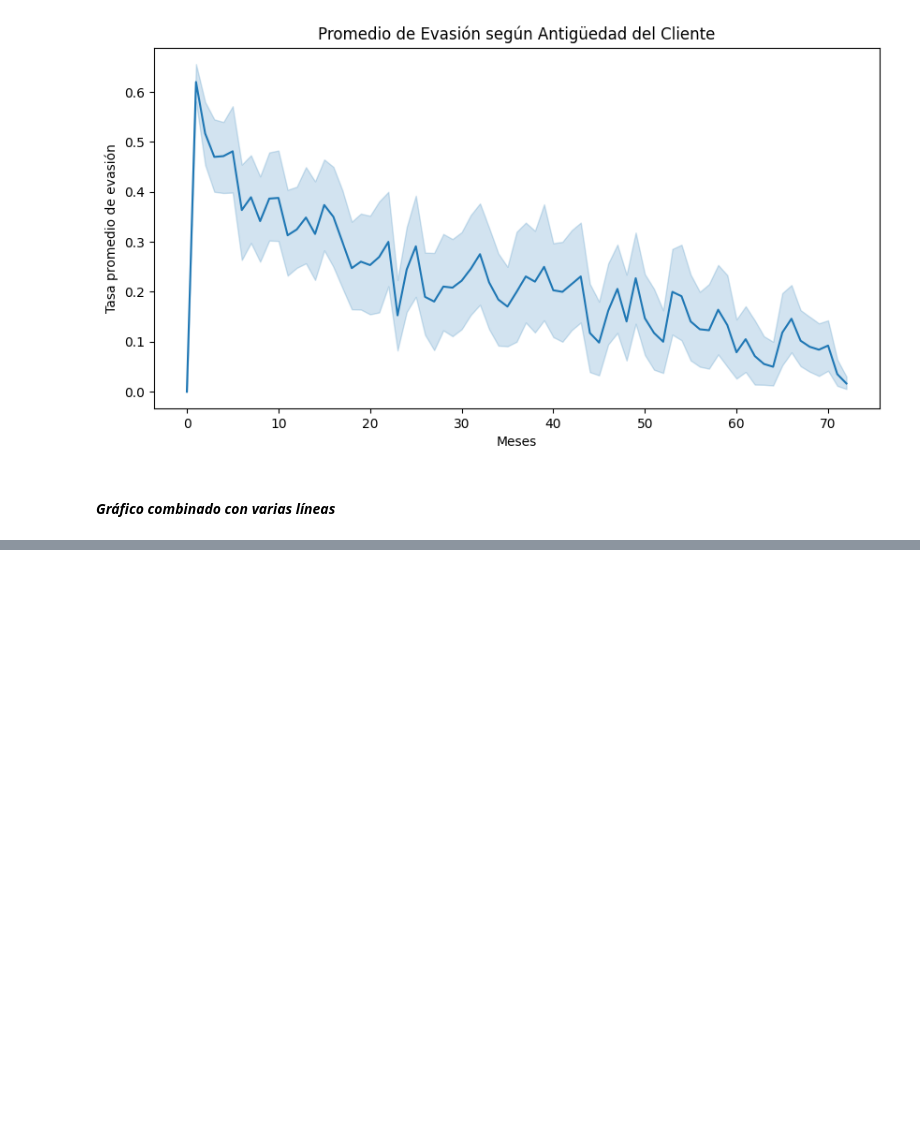
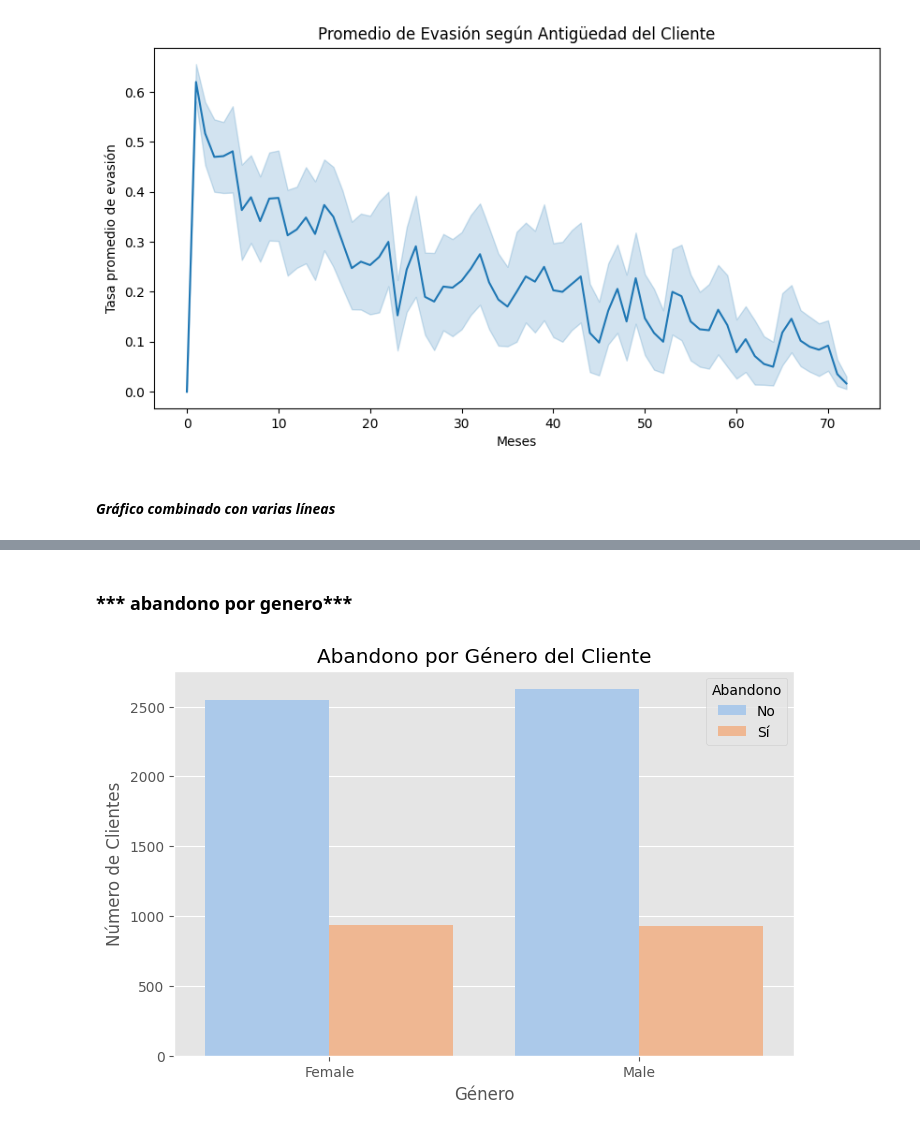
Before and after one commit to Brianbrowncoopman/telecom_x, a Jupyter notebook: telecom_x_2.ipynb, the cells around one changed output, grey strips where cells are left out. Cells and saved outputs as stored; diff of their text form; code cells hidden in the pictures; blank space fills up the shorter version.

```diff
--- a/telecom_x_2.ipynb
+++ b/telecom_x_2.ipynb
@@ -602,0 +630,12 @@ fig.show()
+# %% [markdown]
+### *** abandono por genero***
+# %%
+plt.figure(figsize=(8, 5))
+sns.countplot(x='Género_cliente', hue='Abandono', data=df1)
+plt.title('Abandono por Género del Cliente')
+plt.xlabel('Género')
+plt.ylabel('Número de Clientes')
+plt.legend(title='Abandono', labels=['No', 'Sí'])
+plt.show()
+# %% [output]
+[figure, added]
```
Also changed, not shown: parts of 23 cells of this notebook.
